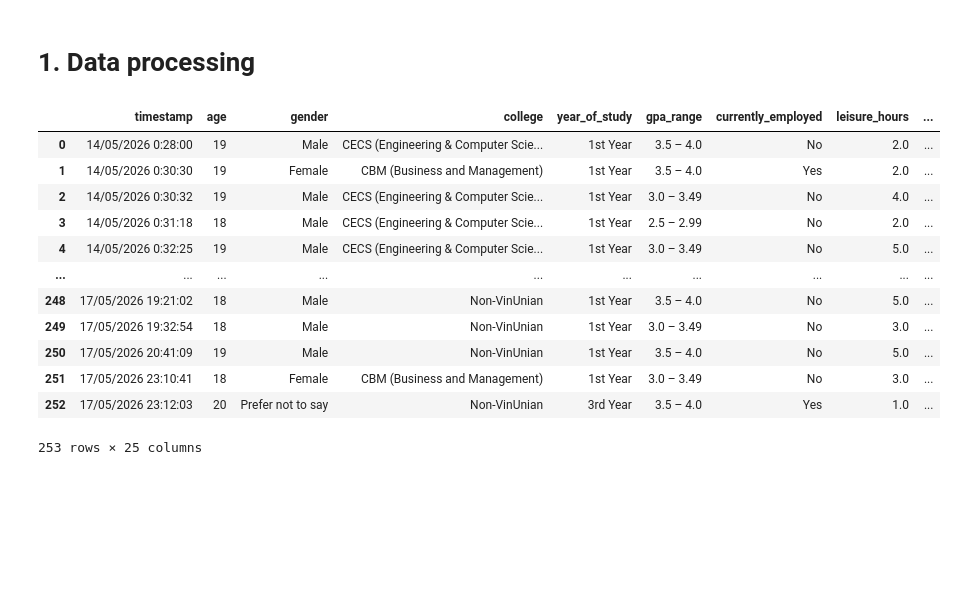
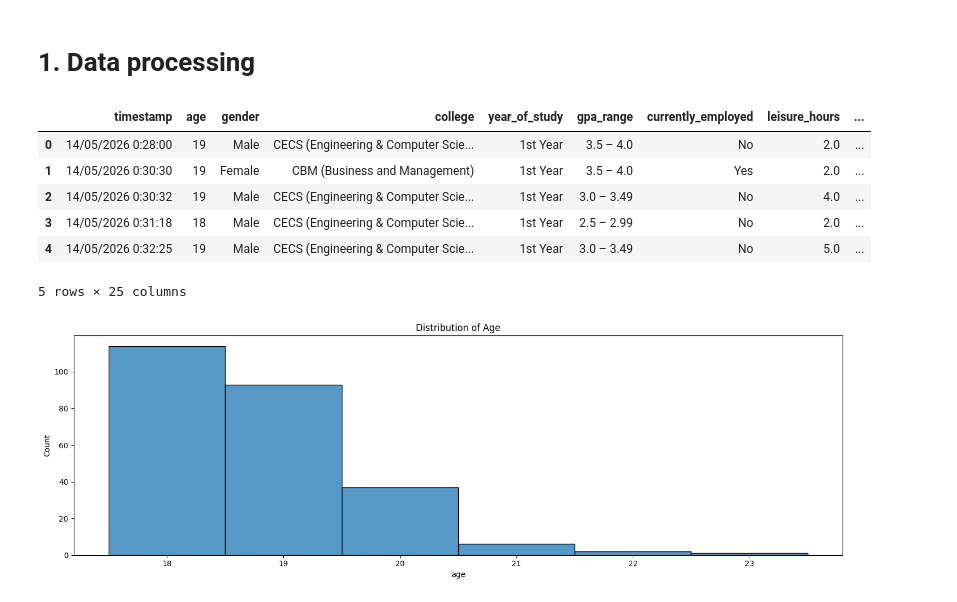
Before and after one commit to longlinh123456/final_project, a Jupyter notebook: main.ipynb, the cells around one changed output. Saved outputs shown, nothing was run; the diff lists cells and outputs as text; code cells hidden in the pictures; blank space fills up the shorter version.

Commit message:
add visualization to notebook

```diff
--- a/main.ipynb
+++ b/main.ipynb
@@ -9,28 +10,62 @@ import matplotlib.pyplot as plt
 # %%
 df = pd.read_csv("dataset.csv")
 
 # drop the empty column
 df = df.iloc[:, [x for x in range(df.shape[1]) if x != 26]]
 
 # copy responses from the non-vinunian branch to columns of the vinunian branch
-df.iloc[df.iloc[:, 3] == "Non-VinUnian", 4:25] = df.iloc[df.iloc[:, 3] == "Non-VinUnian", 26:].values
+df.iloc[df.iloc[:, 3] == "Non-VinUnian", 4:25] = df.iloc[
+    df.iloc[:, 3] == "Non-VinUnian", 26:
+].values
 df = df.iloc[:, :25]
 
 # rename the columns
-df.columns = ["timestamp", "age", "gender", "college", "year_of_study", "gpa_range", "currently_employed", "leisure_hours", "self_study_hours", "study_environment", "sleep_hours", "impact_on_learning_progress", "far_away_deadlines", "study_plan", "start_early_when_necessary", "difficult_to_maintain", "data_quality_check", "comfort_or_convenience", "peers_consider_normal", "control_over_habit", "sooner_next_month", "delay_until_deadline", "focus_frequency", "delay_unenjoyable_assignments", "referrer"]
+df.columns = [
+    "timestamp",
+    "age",
+    "gender",
+    "college",
+    "year_of_study",
+    "gpa_range",
+    "currently_employed",
+    "leisure_hours",
+    "self_study_hours",
+    "study_environment",
+    "sleep_hours",
+    "impact_on_learning_progress",
+    "far_away_deadlines",
+    "study_plan",
+    "start_early_when_necessary",
+    "difficult_to_maintain",
+    "data_quality_check",
+    "comfort_or_convenience",
+    "peers_consider_normal",
+    "control_over_habit",
+    "sooner_next_month",
+    "delay_until_deadline",
+    "focus_frequency",
+    "delay_unenjoyable_assignments",
+    "referrer",
+]
 
-df
+df.head()
 # %% [output]
 |  | timestamp | age | gender | college | year_of_study | gpa_range | currently_employed | leisure_hours | ... |
 | 0 | 14/05/2026 0:28:00 | 19 | Male | CECS (Engineering & Computer Scie... | 1st Year | 3.5 – 4.0 | No | 2.0 | ... |
 | 1 | 14/05/2026 0:30:30 | 19 | Female | CBM (Business and Management) | 1st Year | 3.5 – 4.0 | Yes | 2.0 | ... |
 | 2 | 14/05/2026 0:30:32 | 19 | Male | CECS (Engineering & Computer Scie... | 1st Year | 3.0 – 3.49 | No | 4.0 | ... |
 | 3 | 14/05/2026 0:31:18 | 18 | Male | CECS (Engineering & Computer Scie... | 1st Year | 2.5 – 2.99 | No | 2.0 | ... |
 | 4 | 14/05/2026 0:32:25 | 19 | Male | CECS (Engineering & Computer Scie... | 1st Year | 3.0 – 3.49 | No | 5.0 | ... |
-| ... | ... | ... | ... | ... | ... | ... | ... | ... | ... |
-| 248 | 17/05/2026 19:21:02 | 18 | Male | Non-VinUnian | 1st Year | 3.5 – 4.0 | No | 5.0 | ... |
-| 249 | 17/05/2026 19:32:54 | 18 | Male | Non-VinUnian | 1st Year | 3.0 – 3.49 | No | 3.0 | ... |
-| 250 | 17/05/2026 20:41:09 | 19 | Male | Non-VinUnian | 1st Year | 3.5 – 4.0 | No | 5.0 | ... |
-| 251 | 17/05/2026 23:10:41 | 18 | Female | CBM (Business and Management) | 1st Year | 3.0 – 3.49 | No | 3.0 | ... |
-| 252 | 17/05/2026 23:12:03 | 20 | Prefer not to say | Non-VinUnian | 3rd Year | 3.5 – 4.0 | Yes | 1.0 | ... |
-253 rows × 25 columns
+5 rows × 25 columns
+# %%
+# Histogram of age
+plt.figure(figsize=(15, 5))
+
+sns.histplot(df["age"], discrete=True)
+plt.title("Distribution of Age")
+
+plt.tight_layout()
+plt.xlabel("Age")
+plt.show()
+# %% [output]
+[figure, added]
```
Also changed, not shown: parts of 4 cells of this notebook, 1 other file.
